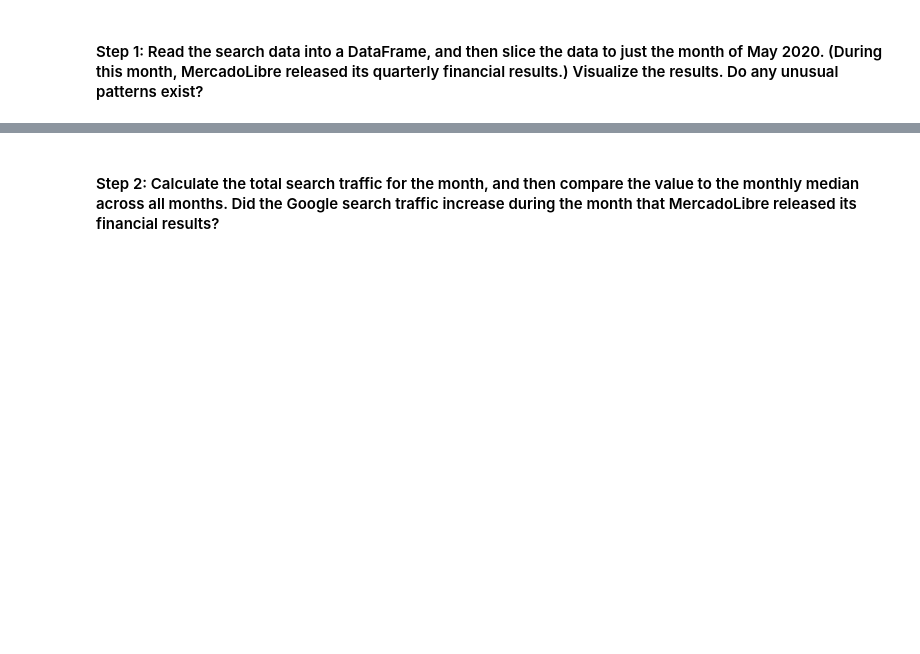
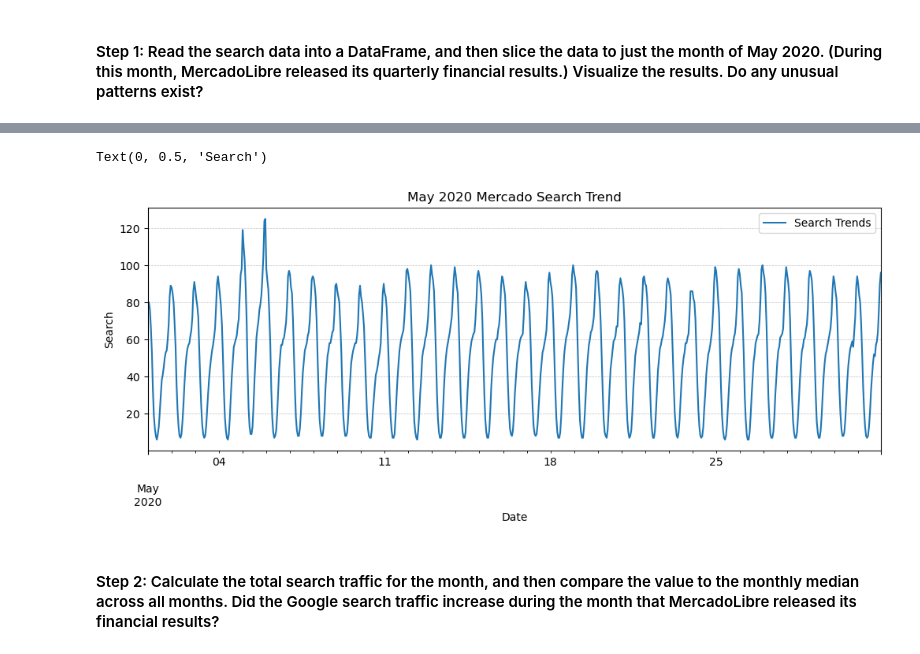
Before and after one commit to kidushaftom/prophet-challenge, a Jupyter notebook: forecasting_net_prophet.ipynb, the cells around one changed output, grey strips where cells are left out. Drawn from its saved outputs; the diff is of its cells as text; code cells hidden in the pictures; blank space fills up the shorter version.

```diff
--- a/forecasting_net_prophet.ipynb
+++ b/forecasting_net_prophet.ipynb
@@ -63,12 +87,15 @@ df_mercado_trends.info()
 # %%
 # Slice the DataFrame to just the month of May 2020
 # Plot to visualize the data for May 2020
 # Create a line plot
 # Adjust the figure size if needed
 df_mercado_trends[(df_mercado_trends.index.month == 5) &  (df_mercado_trends.index.year == 2020)].\
-    plot(figsize=(10, 4),title = "May 2020 Mercado Search Trend")
+    plot(figsize=(12, 4),title = "May 2020 Mercado Search Trend")
 plt.grid(True, linestyle='--', linewidth=0.5, color='gray', alpha=0.5)
 plt.ylabel('Search')
+# %% [output]
+Text(0, 0.5, 'Search')
+[figure, added]
 # %% [markdown]
 #### Step 2: Calculate the total search traffic for the month, and then compare the value to the monthly median across all months. Did the Google search traffic increase during the month that MercadoLibre released its financial results?
 # %%
```
Also changed, not shown: parts of 36 cells of this notebook.
